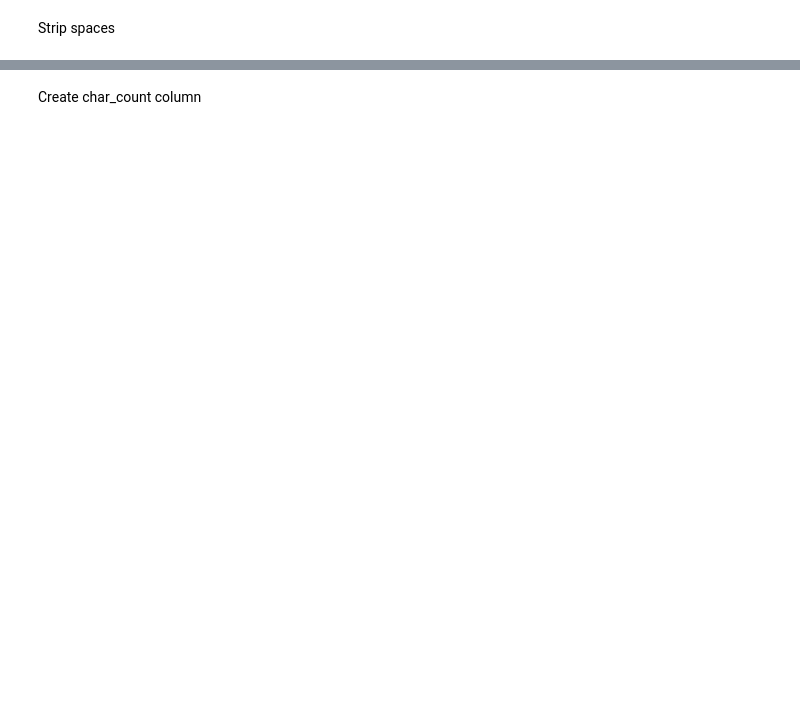
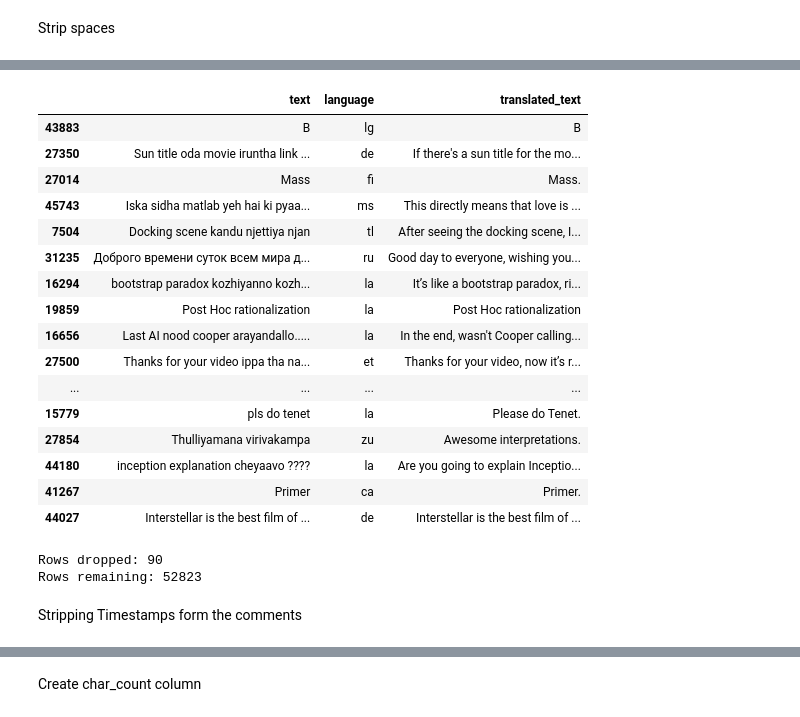
Before and after one commit to sjv24/youtube-intelligence-engine, a Jupyter notebook: notebooks/data_cleaning.ipynb, the cells around one changed output, grey strips where cells are left out. Cells and saved outputs as stored; diff of their text form; code cells hidden in the pictures; blank space fills up the shorter version.

```diff
--- a/notebooks/data_cleaning.ipynb
+++ b/notebooks/data_cleaning.ipynb
@@ -232,0 +230,9 @@ comments_df["text"] = comments_df["text"].str.strip()
+# %%
+# convert unknown to noise
+comments_df['language'] = comments_df['language'].replace('unknown', 'noise')
+
+# count before dropping
+noise_count = comments_df[comments_df['language'] == 'noise'].shape[0]
+
+# drop noise
+comments_df = comments_df[comments_df['language'] != 'noise']
@@ -232,0 +249,4 @@ comments_df["text"] = comments_df["text"].str.strip()
+# %%
+from openai import OpenAI
+
+client = OpenAI(api_key="xxx")
@@ -232,0 +293,21 @@ comments_df["text"] = comments_df["text"].str.strip()
+# %%
+# run in batches of 30
+BATCH_SIZE = 30
+failed_translations = []
+
+mask = (comments_df['language'] != 'en') & (comments_df['language'] != 'emoji')
+non_english_idx = comments_df[mask].index.tolist()
+
+print(f"Rows to translate: {len(non_english_idx)}")
+
+for i in range(0, len(non_english_idx), BATCH_SIZE):
+    batch_idx = non_english_idx[i:i+BATCH_SIZE]
+    batch_texts = comments_df.loc[batch_idx, 'text'].tolist()
+
+    translated = translate_batch(batch_texts, batch_idx)
+    comments_df.loc[batch_idx, 'translated_text'] = translated
+
+    print(f"Translated {min(i+BATCH_SIZE, len(non_english_idx))}/{len(non_english_idx)}")
+    time.sleep(0.5)  # avoid rate limiting
+
+print(f"Done! Failed: {len(failed_translations)}")
@@ -232,0 +332,31 @@ comments_df["text"] = comments_df["text"].str.strip()
+# %%
+mask = comments_df['language'] != 'en'
+comments_df[mask][['text', 'language', 'translated_text']].sample(25)
+# %% [output]
+|  | text | language | translated_text |
+| 43883 | B | lg | B |
+| 27350 | Sun title oda movie iruntha link ... | de | If there's a sun title for the mo... |
+| 27014 | Mass | fi | Mass. |
+| 45743 | Iska sidha matlab yeh hai ki pyaa... | ms | This directly means that love is ... |
+| 7504 | Docking scene kandu njettiya njan | tl | After seeing the docking scene, I... |
+| 31235 | Доброго времени суток всем мира д... | ru | Good day to everyone, wishing you... |
+| 16294 | bootstrap paradox kozhiyanno kozh... | la | It’s like a bootstrap paradox, ri... |
+| 19859 | Post Hoc rationalization | la | Post Hoc rationalization |
+| 16656 | Last AI nood cooper arayandallo..... | la | In the end, wasn't Cooper calling... |
+| 27500 | Thanks for your video ippa tha na... | et | Thanks for your video, now it’s r... |
+| ... | ... | ... | ... |
+| 15779 | pls do tenet | la | Please do Tenet. |
+| 27854 | Thulliyamana virivakampa | zu | Awesome interpretations. |
+| 44180 | inception explanation cheyaavo ???? | la | Are you going to explain Inceptio... |
+| 41267 | Primer | ca | Primer. |
+| 44027 | Interstellar is the best film of ... | de | Interstellar is the best film of ... |
+# %%
+# dropping failed translations using GPT
+comments_df = comments_df.drop(index=failed_translations)
+print(f"Rows dropped: {len(failed_translations)}")
+print(f"Rows remaining: {len(comments_df)}")
+# %% [output]
+Rows dropped: 90
+Rows remaining: 52823
+# %% [markdown]
+Stripping Timestamps form the comments
```
Also changed, not shown: parts of 75 cells of this notebook.
